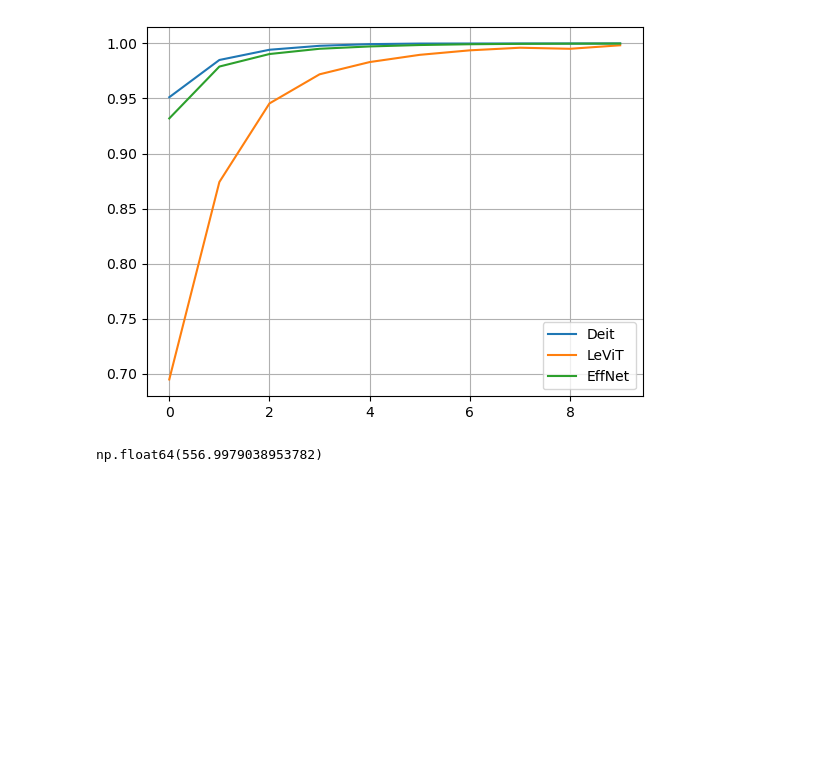
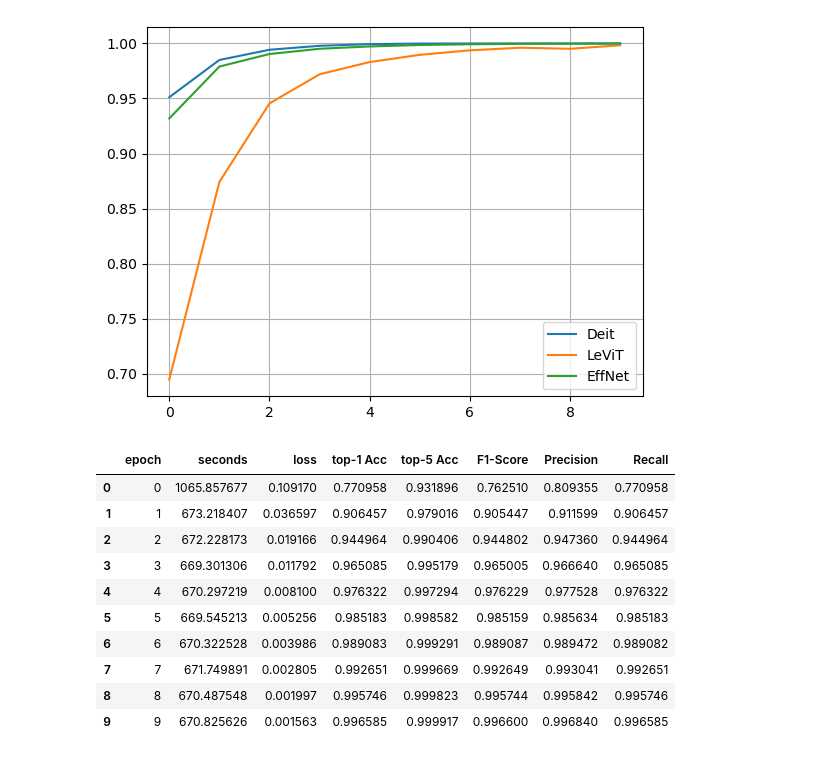
Before and after one commit to SimonKmr/DeitProject, a Jupyter notebook: analysis/notebooks/Logs.ipynb, the cells around one changed output. Saved outputs shown, nothing was run; the diff lists cells and outputs as text; code cells hidden in the pictures; blank space fills up the shorter version.

```diff
--- a/analysis/notebooks/Logs.ipynb
+++ b/analysis/notebooks/Logs.ipynb
@@ -68,6 +68,16 @@ plot_by_epoch('top-5 Acc')
 # %% [output]
 [figure]
 # %%
-deit['seconds'].mean()
+effnet
 # %% [output]
-np.float64(556.9979038953782)
+|  | epoch | seconds | loss | top-1 Acc | top-5 Acc | F1-Score | Precision | Recall |
+| 0 | 0 | 1065.857677 | 0.109170 | 0.770958 | 0.931896 | 0.762510 | 0.809355 | 0.770958 |
+| 1 | 1 | 673.218407 | 0.036597 | 0.906457 | 0.979016 | 0.905447 | 0.911599 | 0.906457 |
+| 2 | 2 | 672.228173 | 0.019166 | 0.944964 | 0.990406 | 0.944802 | 0.947360 | 0.944964 |
+| 3 | 3 | 669.301306 | 0.011792 | 0.965085 | 0.995179 | 0.965005 | 0.966640 | 0.965085 |
+| 4 | 4 | 670.297219 | 0.008100 | 0.976322 | 0.997294 | 0.976229 | 0.977528 | 0.976322 |
+| 5 | 5 | 669.545213 | 0.005256 | 0.985183 | 0.998582 | 0.985159 | 0.985634 | 0.985183 |
+| 6 | 6 | 670.322528 | 0.003986 | 0.989083 | 0.999291 | 0.989087 | 0.989472 | 0.989082 |
+| 7 | 7 | 671.749891 | 0.002805 | 0.992651 | 0.999669 | 0.992649 | 0.993041 | 0.992651 |
+| 8 | 8 | 670.487548 | 0.001997 | 0.995746 | 0.999823 | 0.995744 | 0.995842 | 0.995746 |
+| 9 | 9 | 670.825626 | 0.001563 | 0.996585 | 0.999917 | 0.996600 | 0.996840 | 0.996585 |
```
Also changed, not shown: 2 other files.
